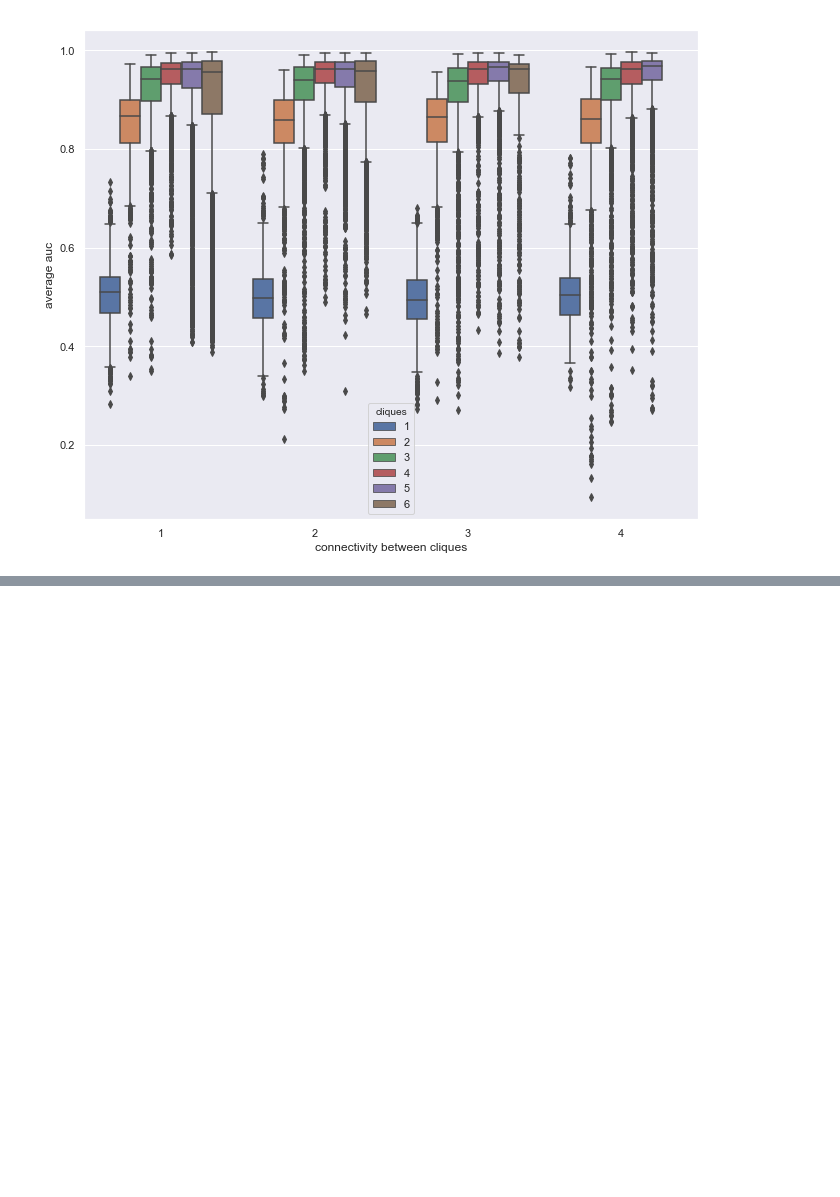
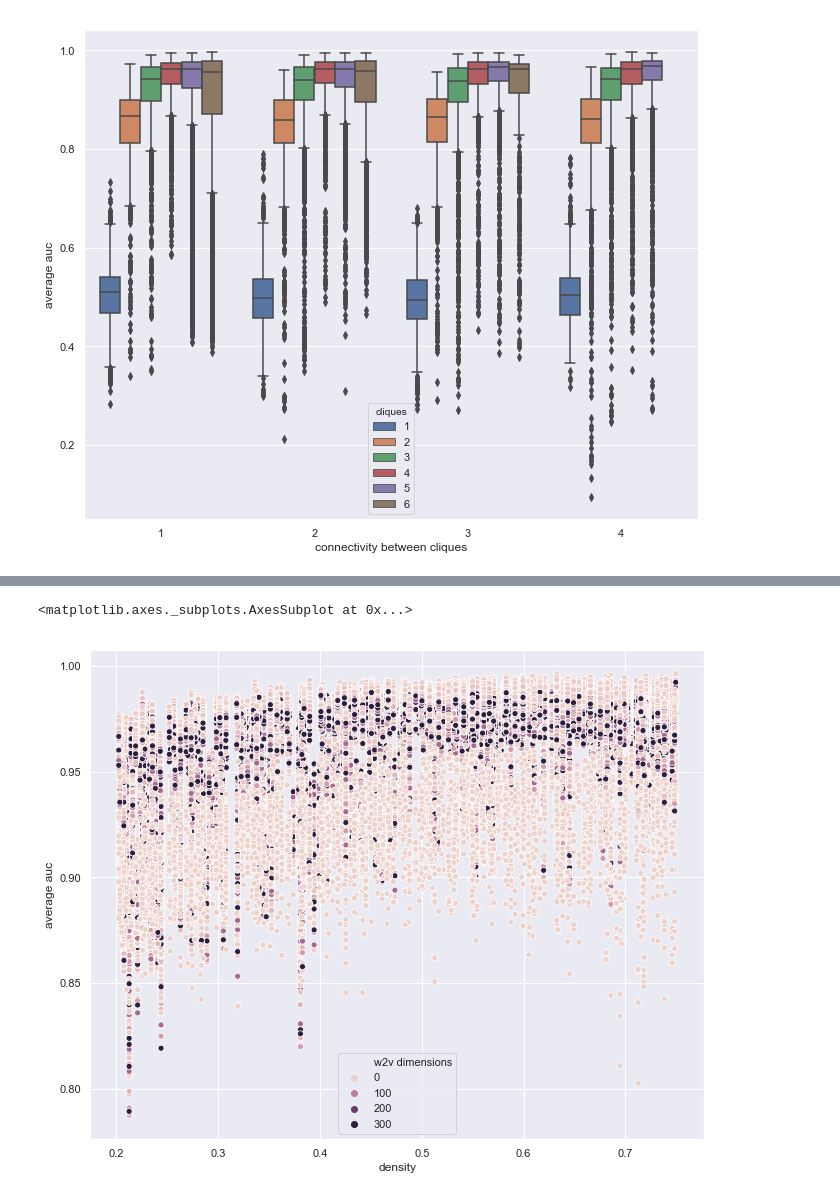
Before and after one commit to cbbruss/graph_embed, a Jupyter notebook: notebooks/Graph_Embeddings_Hyperparameters_Exploration.ipynb, the cells around one changed output, grey strips where cells are left out. Drawn from its saved outputs; the diff is of its cells as text; code cells hidden in the pictures; blank space fills up the shorter version.

```diff
--- a/notebooks/Graph_Embeddings_Hyperparameters_Exploration.ipynb
+++ b/notebooks/Graph_Embeddings_Hyperparameters_Exploration.ipynb
@@ -54,0 +73,6 @@ sns.boxplot(x=results_df['connectivity between cliques'], y=results_df['average
+# %%
+f, ax = plt.subplots(figsize=(11, 9))
+sns.scatterplot(x=middle_density['density'], y=middle_density['average auc'], hue=middle_density['w2v dimensions'])
+# %% [output]
+<matplotlib.axes._subplots.AxesSubplot at 0x...>
+[figure, added]
```
Also changed, not shown: parts of 7 cells of this notebook.
